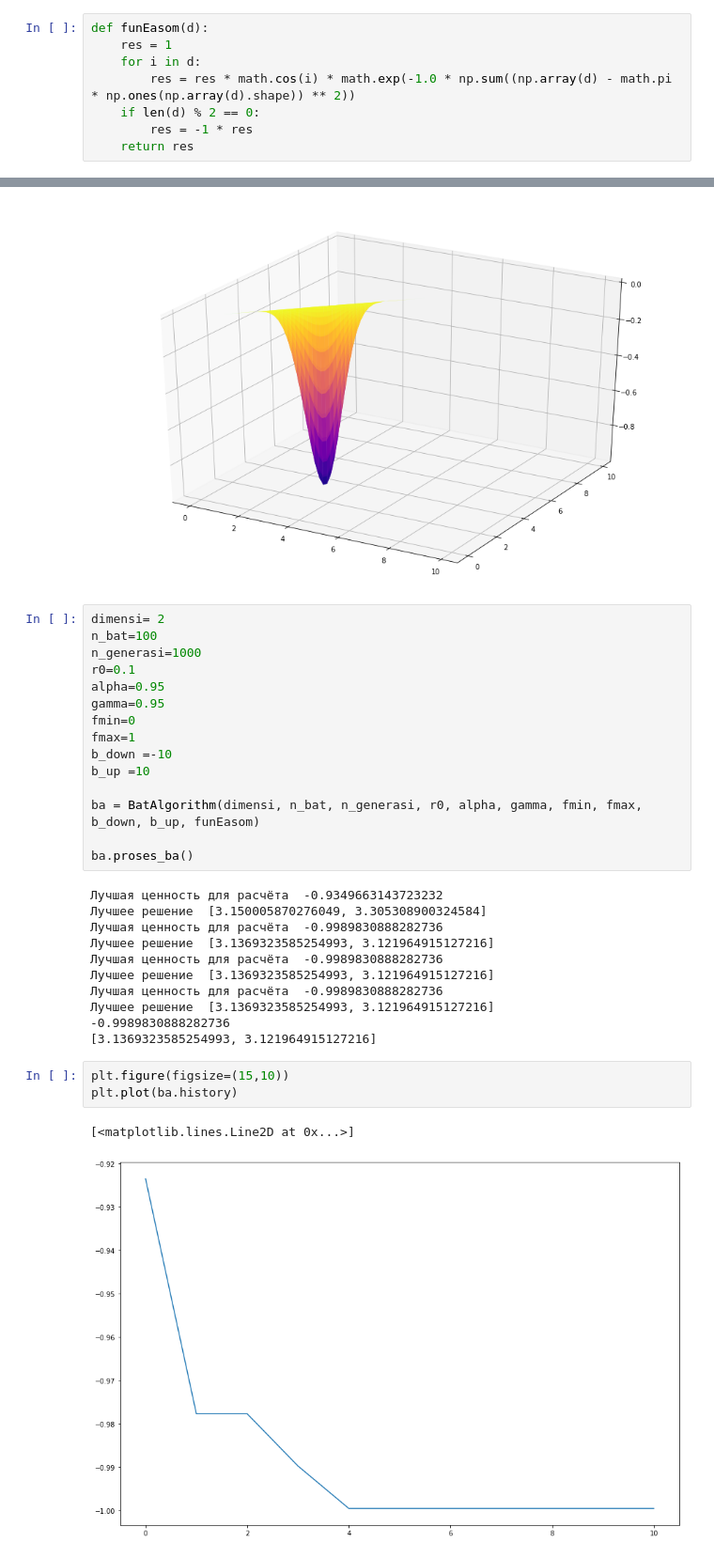
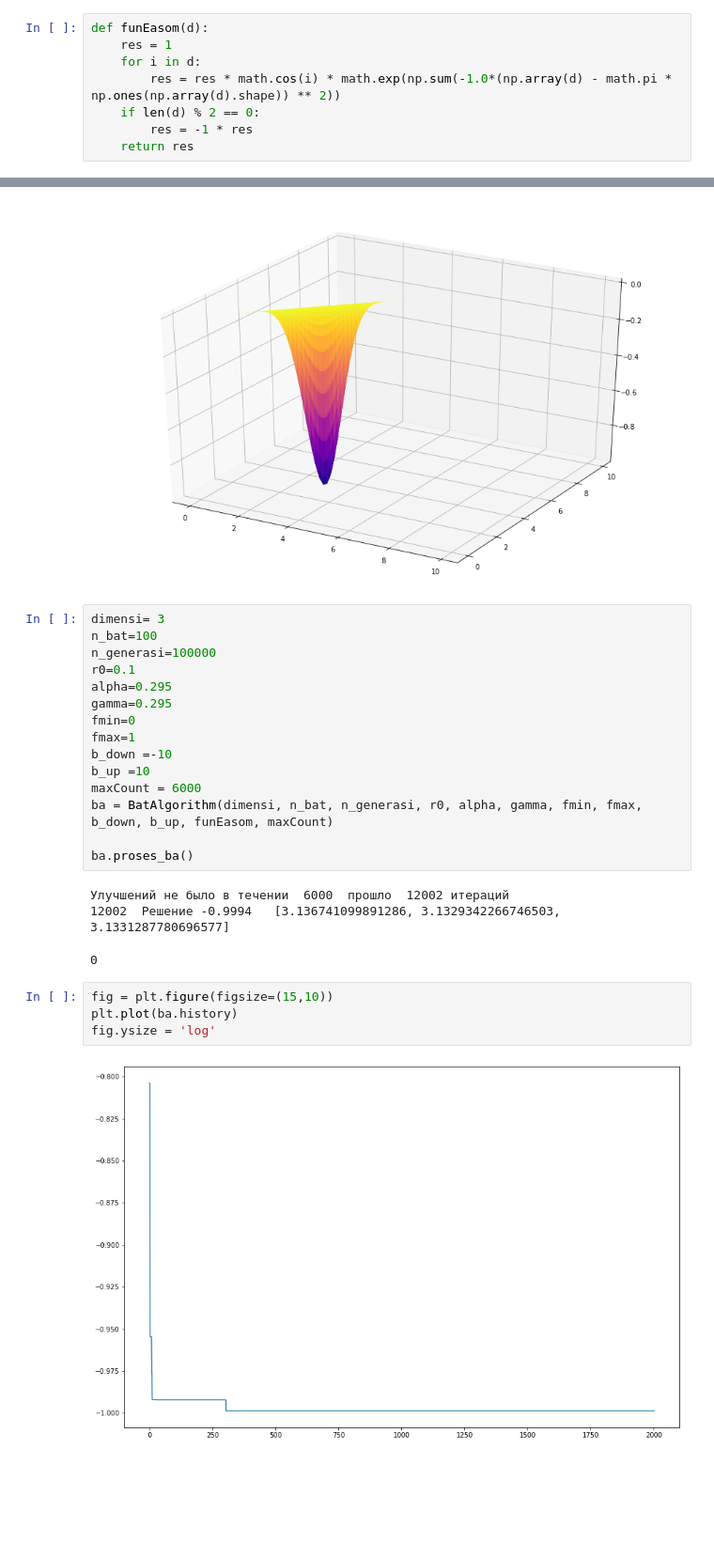
Before and after one commit to Shar170/Bat-Algorithm-Homework, a Jupyter notebook: Untitled.ipynb, the cells around one changed output, grey strips where cells are left out. Shown at 94% size. Cells and saved outputs as stored; diff of their text form; blank space fills up the shorter version.

```diff
--- a/Untitled.ipynb
+++ b/Untitled.ipynb
@@ -10,7 +14,7 @@ from matplotlib import cm
 def funEasom(d):
     res = 1
     for i in d:
-        res = res * math.cos(i) * math.exp(-1.0 * np.sum((np.array(d) - math.pi * np.ones(np.array(d).shape)) ** 2))
+        res = res * math.cos(i) * math.exp(np.sum(-1.0*(np.array(d) - math.pi * np.ones(np.array(d).shape)) ** 2))
     if len(d) % 2 == 0:
         res = -1 * res
     return res
@@ -48,34 +84,27 @@ cmap = cm.plasma)
 # %% [output]
 [figure]
 # %%
-dimensi= 2
+dimensi= 3
 n_bat=100
-n_generasi=1000
+n_generasi=100000
 r0=0.1
-alpha=0.95
-gamma=0.95
+alpha=0.295
+gamma=0.295
 fmin=0
 fmax=1
 b_down =-10
 b_up =10
-
-ba = BatAlgorithm(dimensi, n_bat, n_generasi, r0, alpha, gamma, fmin, fmax, b_down, b_up, funEasom)
+maxCount = 6000
+ba = BatAlgorithm(dimensi, n_bat, n_generasi, r0, alpha, gamma, fmin, fmax, b_down, b_up, funEasom, maxCount)
 
 ba.proses_ba()
 # %% [output]
-Лучшая ценность для расчёта  -0.9349663143723232
-Лучшее решение  [3.150005870276049, 3.305308900324584]
-Лучшая ценность для расчёта  -0.9989830888282736
-Лучшее решение  [3.1369323585254993, 3.121964915127216]
-Лучшая ценность для расчёта  -0.9989830888282736
-Лучшее решение  [3.1369323585254993, 3.121964915127216]
-Лучшая ценность для расчёта  -0.9989830888282736
-Лучшее решение  [3.1369323585254993, 3.121964915127216]
--0.9989830888282736
-[3.1369323585254993, 3.121964915127216]
+Улучшений не было в течении  6000  прошло  12002 итераций
+12002  Решение -0.9994   [3.136741099891286, 3.1329342266746503, 3.1331287780696577]
+0
 # %%
-plt.figure(figsize=(15,10))
+fig = plt.figure(figsize=(15,10))
 plt.plot(ba.history)
+fig.ysize = 'log'
 # %% [output]
-[<matplotlib.lines.Line2D at 0x...>]
-[figure, old version]
+[figure, new version]
```
Also changed, not shown: parts of 7 cells of this notebook.
